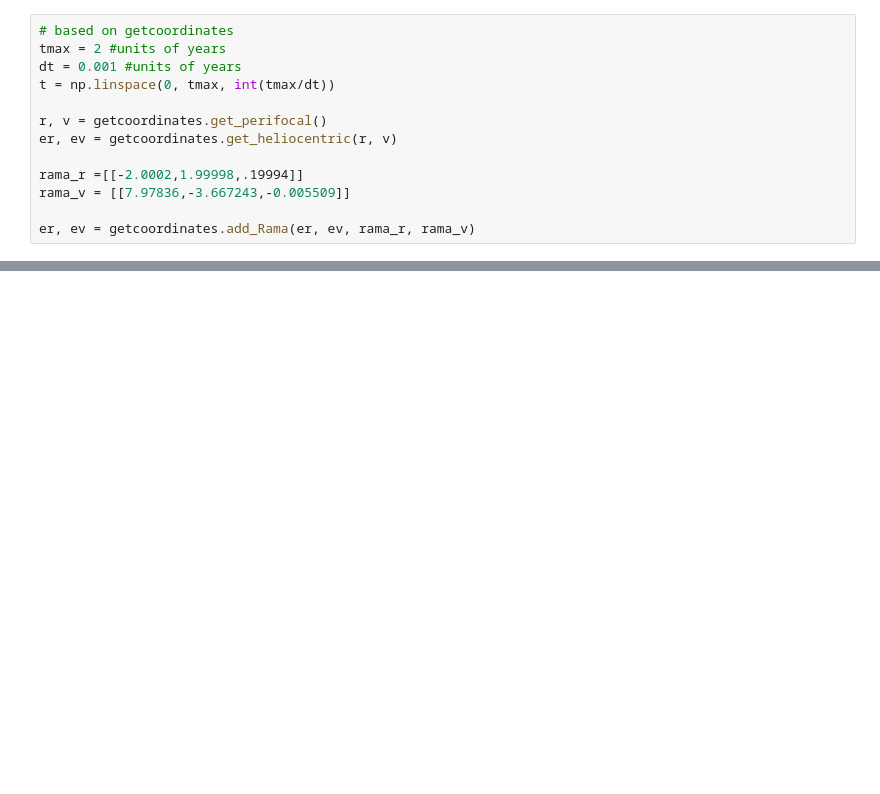
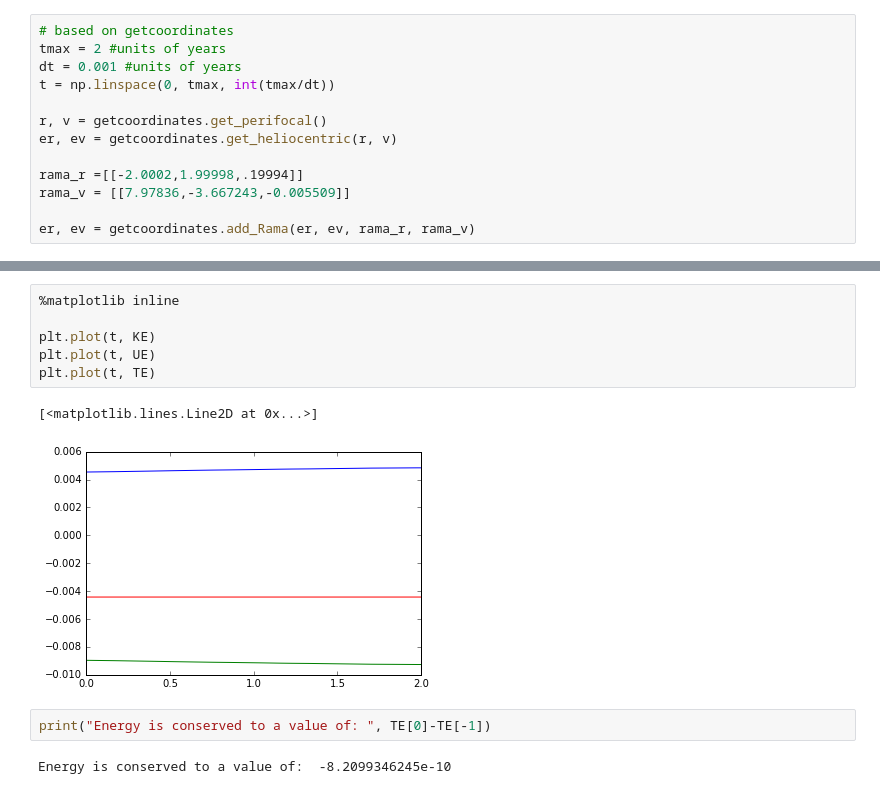
Before and after one commit to andywinhold/aworbits, a Jupyter notebook: Submission/Run Rama.ipynb, the cells around one changed output, grey strips where cells are left out. Drawn from its saved outputs; the diff is of its cells as text; blank space fills up the shorter version.

Commit message:
fixed output of total energy

```diff
--- a/Submission/Run Rama.ipynb
+++ b/Submission/Run Rama.ipynb
@@ -51,3 +51,16 @@ ax2.legend(bbox_to_anchor=(1,1), bbox_transform=plt.gcf().transFigure)
 [interactive output not drawn]
 [interactive output not drawn]
 <matplotlib.legend.Legend at 0x...>
+# %%
+%matplotlib inline
+
+plt.plot(t, KE)
+plt.plot(t, UE)
+plt.plot(t, TE)
+# %% [output]
+[<matplotlib.lines.Line2D at 0x...>]
+[figure, added]
+# %%
+print("Energy is conserved to a value of: ", TE[0]-TE[-1])
+# %% [output]
+Energy is conserved to a value of:  -8.2099346245e-10
```
Also changed, not shown: parts of 3 cells of this notebook, 1 other file.
